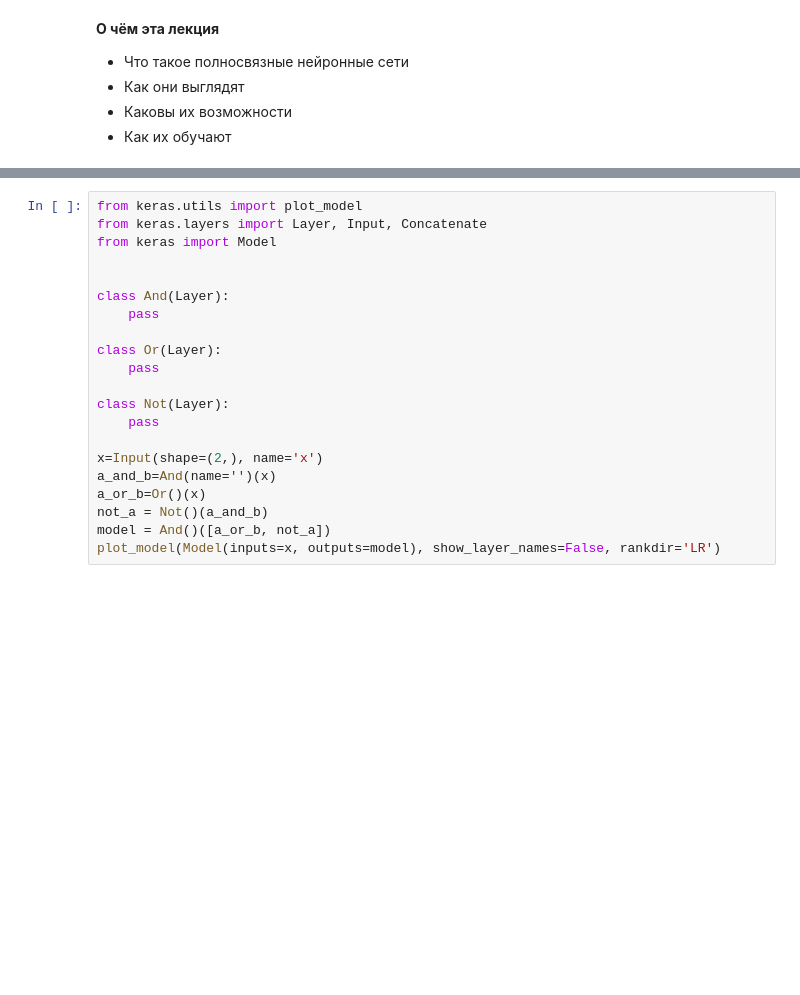
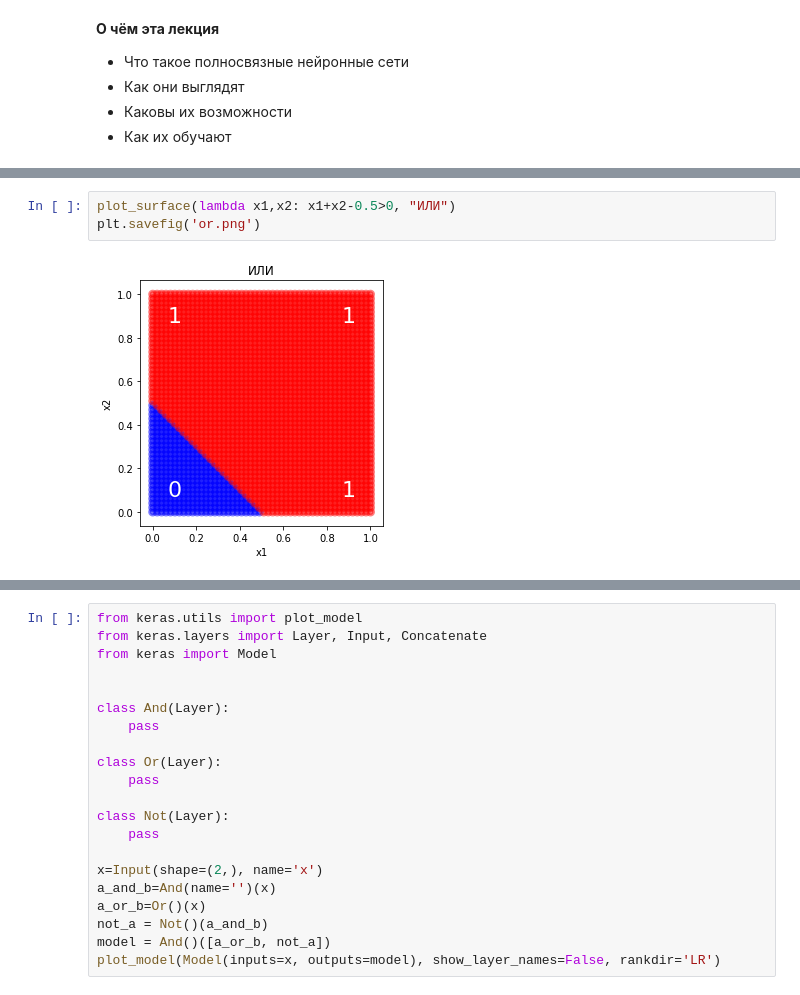
Before and after one commit to keanpantraw/ssu_ds_course, a Jupyter notebook: Лекция 3. Полносвязные нейронные сети.ipynb, the cells around one changed output, grey strips where cells are left out. Saved outputs shown, nothing was run; the diff lists cells and outputs as text; blank space fills up the shorter version.

```diff
--- a/Лекция 3. Полносвязные нейронные сети.ipynb
+++ b/Лекция 3. Полносвязные нейронные сети.ipynb
@@ -50,0 +118,5 @@ __Что НЕ может один нейрон?__
+# %%
+plot_surface(lambda x1,x2: x1+x2-0.5>0, "ИЛИ")
+plt.savefig('or.png')
+# %% [output]
+[figure, added]
```
Also changed, not shown: parts of 58 cells of this notebook, 13 other files.
